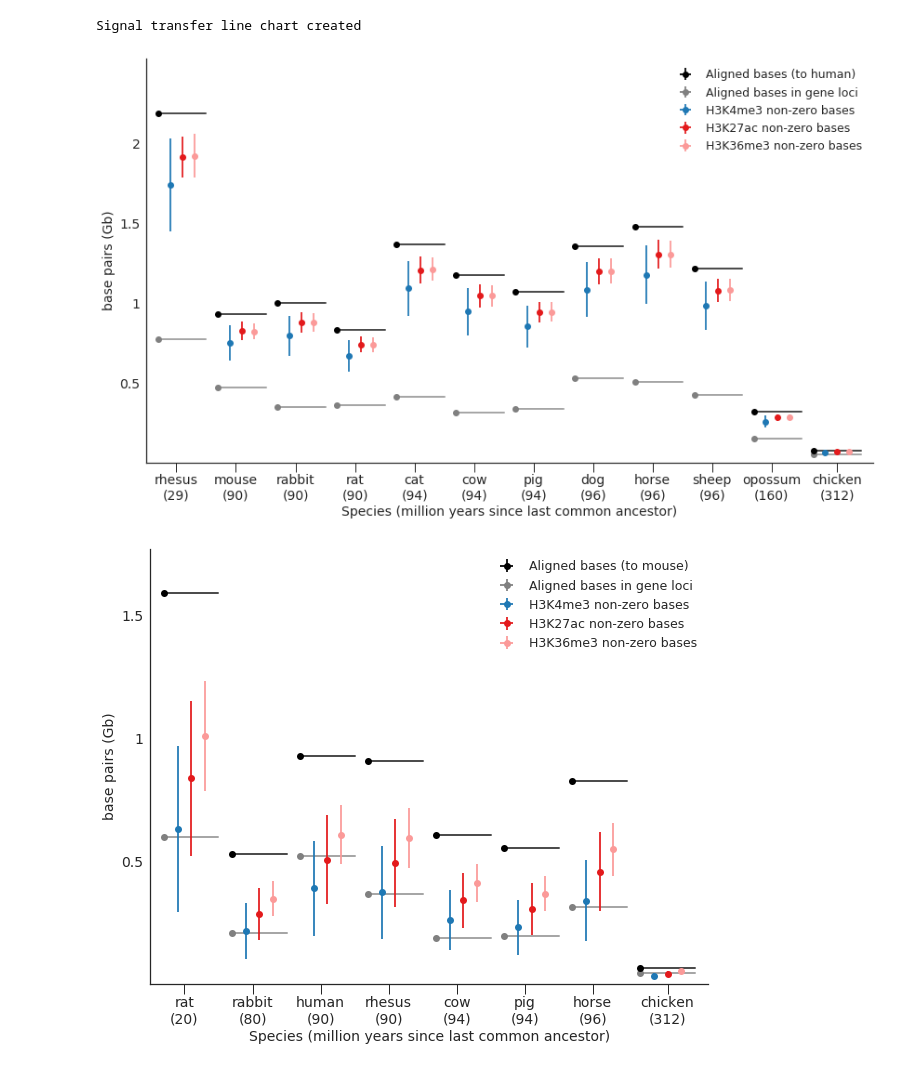
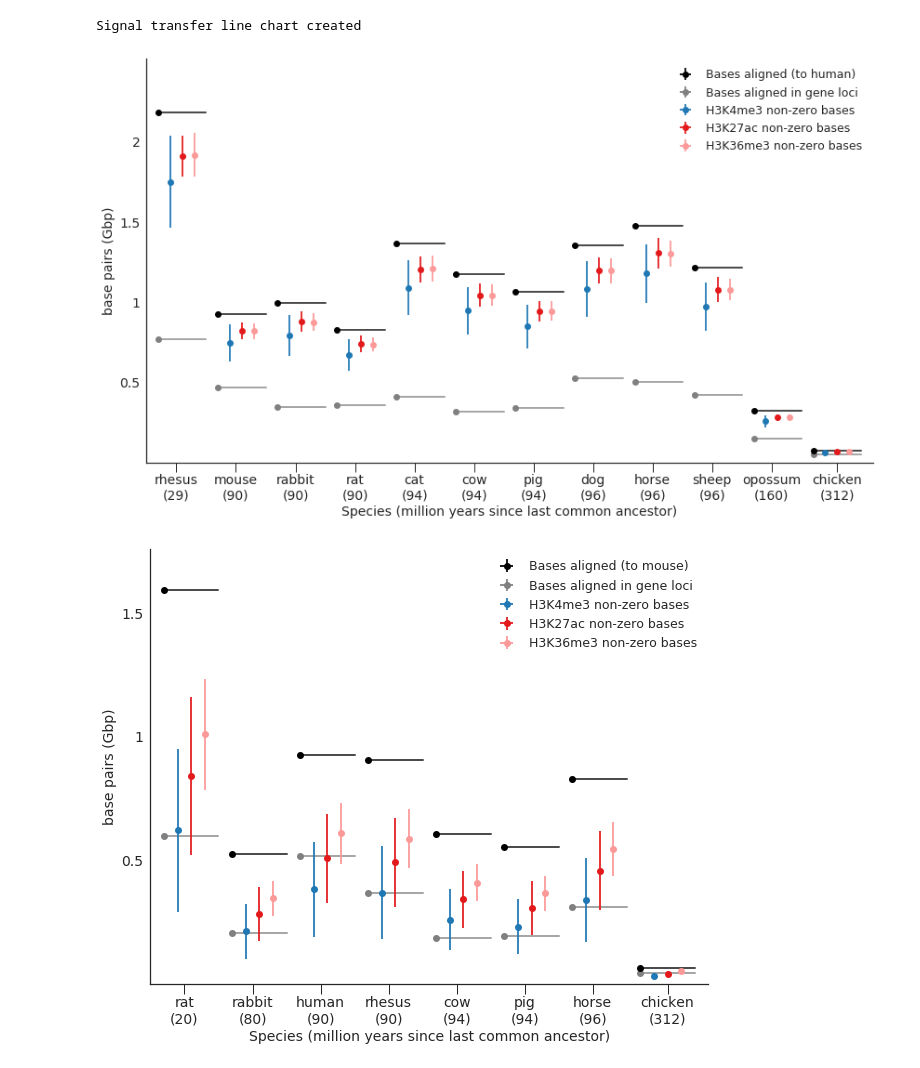
Before and after one commit to ptrebert/project-cross-species, a Jupyter notebook: notebooks/plotting/plot_transfer_epigenome_errbar.ipynb, the cells around one changed output. Saved outputs shown, nothing was run; the diff lists cells and outputs as text; code cells hidden in the pictures.

Commit message:
ENH: prelim update of plotting notebooks for revision

```diff
--- a/notebooks/plotting/plot_transfer_epigenome_errbar.ipynb
+++ b/notebooks/plotting/plot_transfer_epigenome_errbar.ipynb
@@ -352,12 +352,12 @@ def plot_transfer_lines(species, assembly, species_pairs,
 
     aln_dots = ax.errorbar(x_vals_aln, y_vals_aln,
                            xerr=0, yerr=y_vals_aln_std,
-                           fmt='o', color='black', label='Aligned bases (to {})'.format(species))
+                           fmt='o', color='black', label='Bases aligned (to {})'.format(species))
 
     gene_dots = ax.errorbar(x_vals_aln, y_vals_genes,
                             xerr=0, yerr=y_vals_genes_std,
                             fmt='o', color='grey', zorder=1,
-                            label='Aligned bases in gene loci')
+                            label='Bases aligned in gene loci')
 
     ax.errorbar(x_vals_k4, y_vals_k4, xerr=0, yerr=y_vals_k4_std, fmt='o',
                 color=color_k4, label='H3K4me3 non-zero bases')
@@ -408,32 +408,32 @@ def plot_transfer_lines(species, assembly, species_pairs,
     ax.spines['right'].set_visible(False)
 
     ax.legend(loc='upper right')
     ax.set_xlabel('Species (million years since last common ancestor)', fontsize=14)
-    ax.set_ylabel('base pairs (Gb)', fontsize=14)
+    ax.set_ylabel('base pairs (Gbp)', fontsize=14)
 
     if not diss_version:
         tt = ax.set_title(title, fontsize=20)
         tt.set_position([0.015, 1.02])
 
     return fig, []
 
 
 def make_bootstrap_est(vals):
 
     bs = rng.choice(vals, size=(1000, vals.size), replace=True)
 
     bs_sampling_means = bs.mean(axis=1)
     bs_sampling_std = bs.std(axis=1)
 
     bs_mean_est = bs_sampling_means.mean()
     bs_std_est = bs_sampling_std.mean()
     return bs_mean_est, bs_std_est
 
 
 if run_exec_transfer_epigenome:
     execd = exec_transfer_epigenome()
     print('Signal transfer line chart created')
 # %% [output]
 Signal transfer line chart created
 [figure]
-[figure, old version]
+[figure, new version]
```
Also changed, not shown: 2 other files.
